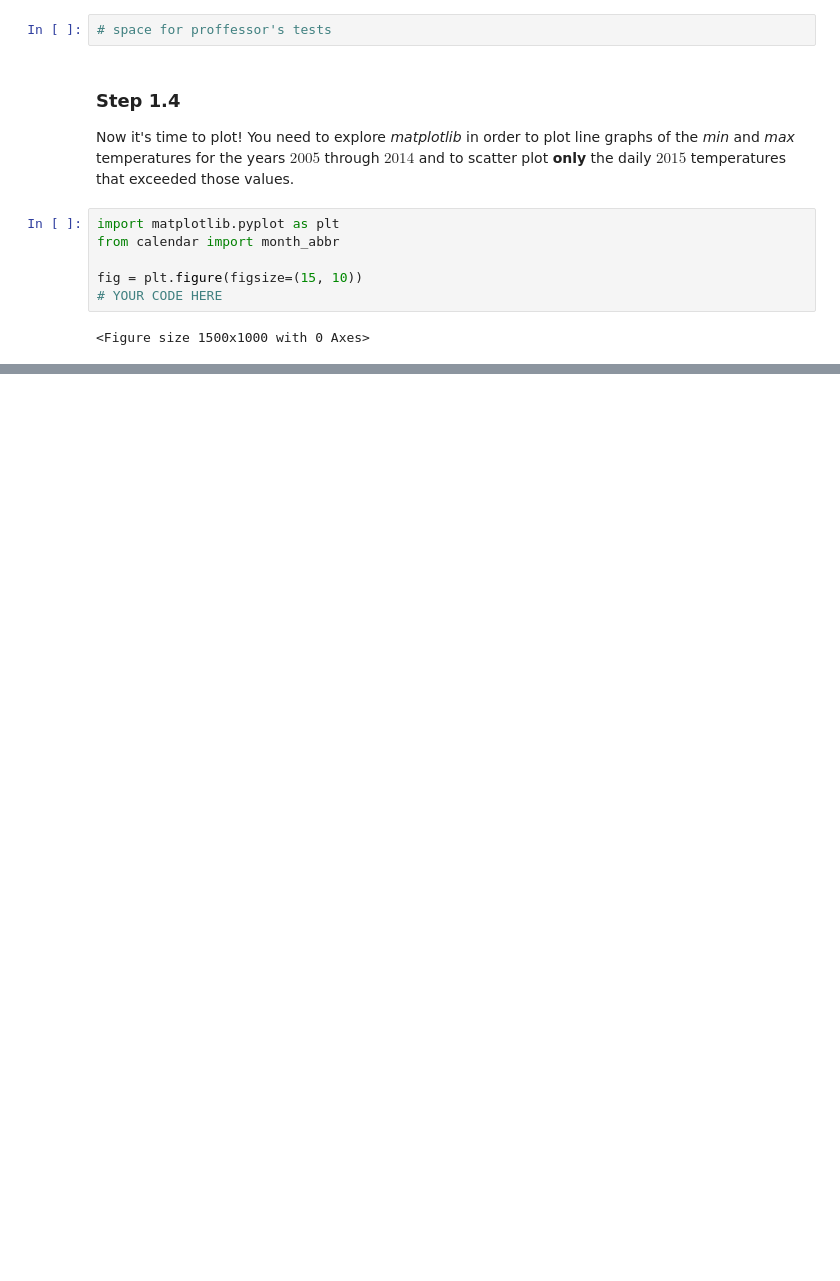
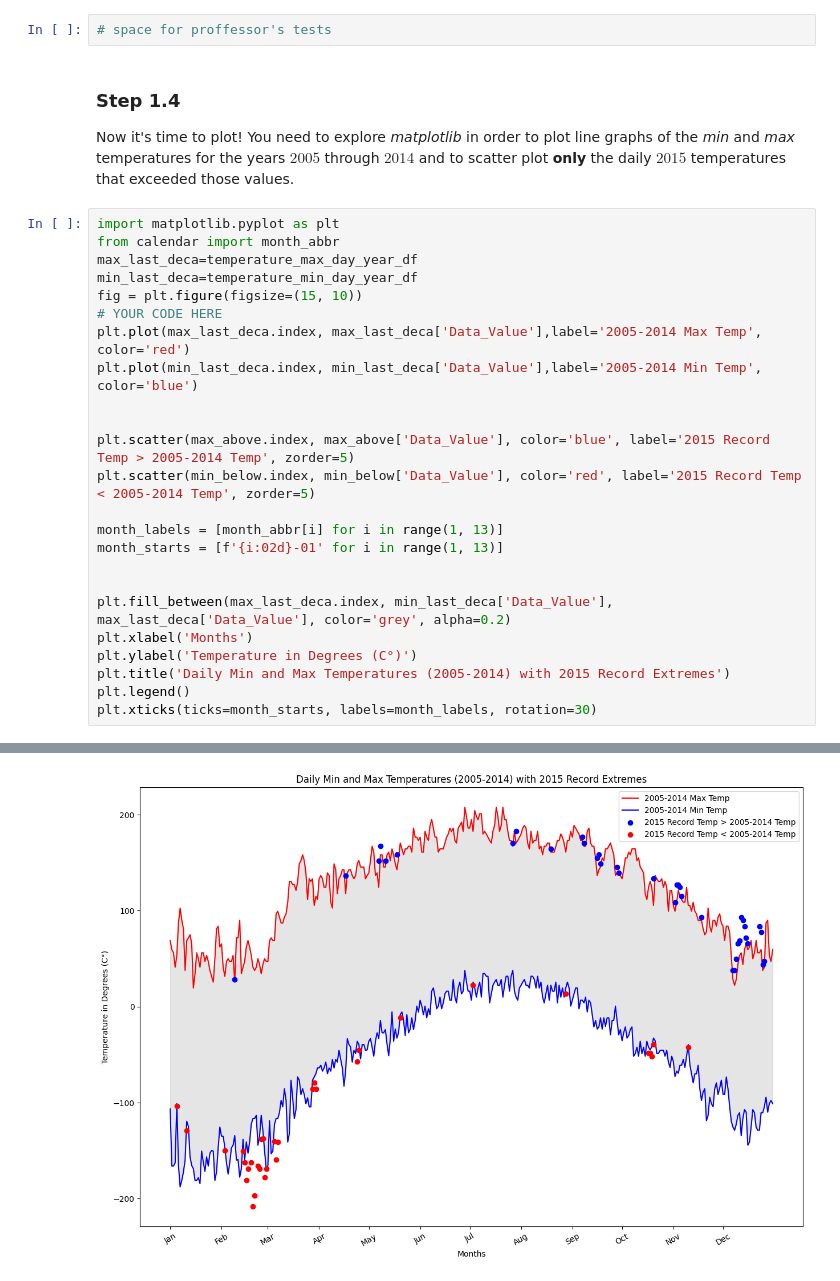
Before and after one commit to AndresRuiz14502/Taller-1-Ciencia_de_Datos, a Jupyter notebook: Workshop_3.ipynb, the cells around one changed output, grey strips where cells are left out. Drawn from its saved outputs; the diff is of its cells as text; blank space fills up the shorter version.

```diff
--- a/Workshop_3.ipynb
+++ b/Workshop_3.ipynb
@@ -106,11 +176,28 @@ temperature_min_per_day_2015_df = ...
 ### Step 1.4
 
 Now it's time to plot! You need to explore _matplotlib_ in order to plot line graphs of the _min_ and _max_ temperatures for the years $2005$ through $2014$ and to scatter plot __only__ the daily $2015$ temperatures that exceeded those values.
-# %%
-import matplotlib.pyplot as plt
-from calendar import month_abbr
-
-fig = plt.figure(figsize=(15, 10))
-# YOUR CODE HERE
-# %% [output]
-<Figure size 1500x1000 with 0 Axes>
+# %%
+import matplotlib.pyplot as plt
+from calendar import month_abbr
+max_last_deca=temperature_max_day_year_df
+min_last_deca=temperature_min_day_year_df
+fig = plt.figure(figsize=(15, 10))
+# YOUR CODE HERE
+plt.plot(max_last_deca.index, max_last_deca['Data_Value'],label='2005-2014 Max Temp', color='red')
+plt.plot(min_last_deca.index, min_last_deca['Data_Value'],label='2005-2014 Min Temp', color='blue')
+
+
+plt.scatter(max_above.index, max_above['Data_Value'], color='blue', label='2015 Record Temp > 2005-2014 Temp', zorder=5)
+plt.scatter(min_below.index, min_below['Data_Value'], color='red', label='2015 Record Temp < 2005-2014 Temp', zorder=5)
+
+month_labels = [month_abbr[i] for i in range(1, 13)]
+month_starts = [f'{i:02d}-01' for i in range(1, 13)]
+
+
+plt.fill_between(max_last_deca.index, min_last_deca['Data_Value'], max_last_deca['Data_Value'], color='grey', alpha=0.2)
+plt.xlabel('Months')
+plt.ylabel('Temperature in Degrees (C°)')
+plt.title('Daily Min and Max Temperatures (2005-2014) with 2015 Record Extremes')
+plt.legend()
+plt.xticks(ticks=month_starts, labels=month_labels, rotation=30)
+# %% [output]
@@ -116,0 +221 @@ fig = plt.figure(figsize=(15, 10))
+[figure, added]
```
Also changed, not shown: parts of 6 cells of this notebook.
